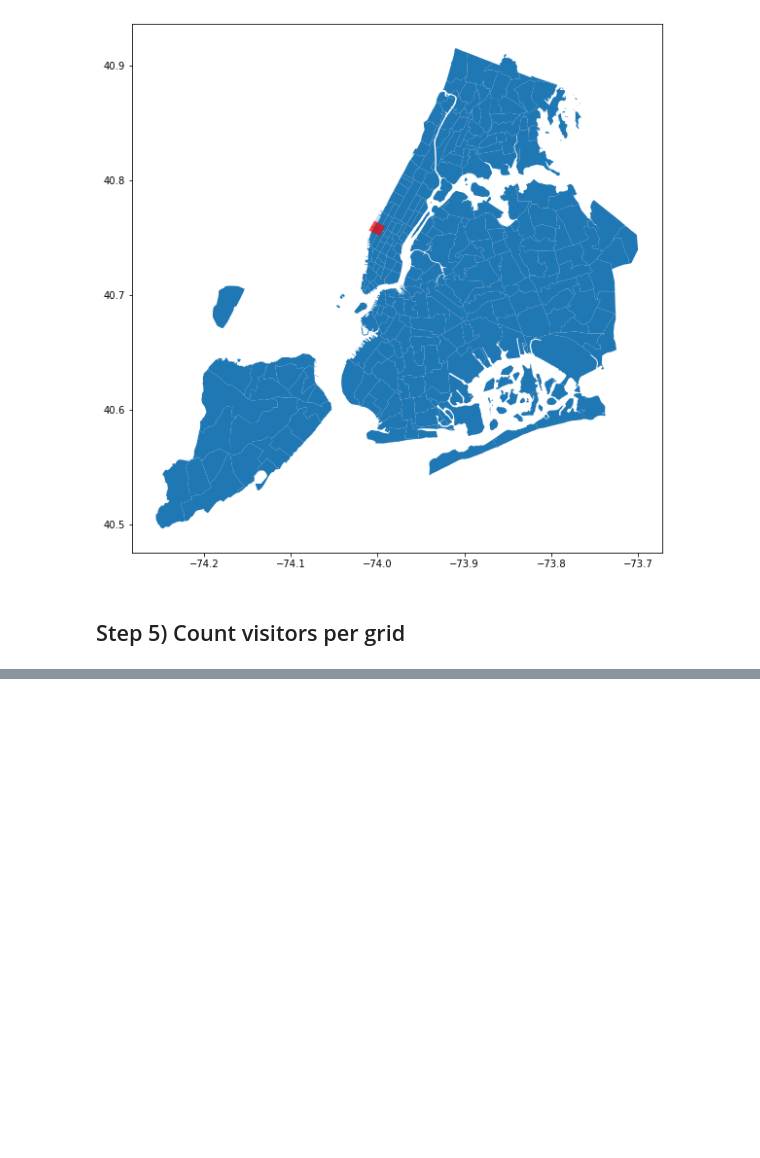
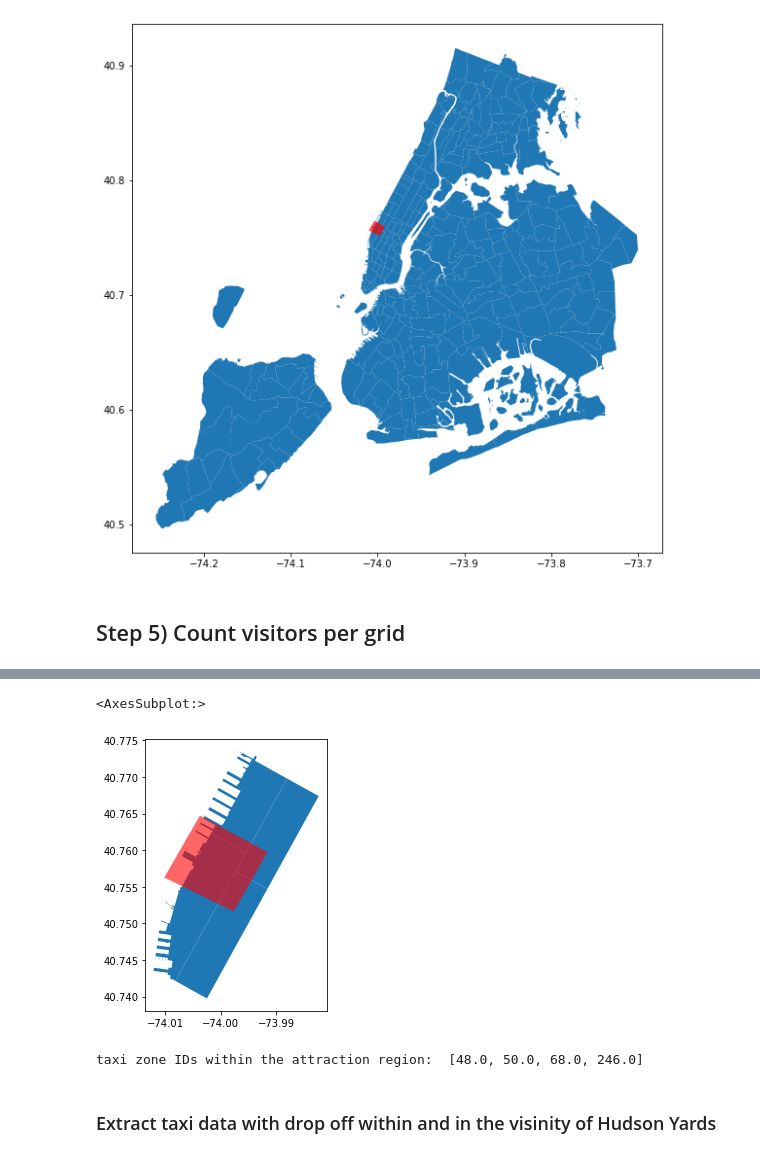
Before and after one commit to sev-90/art_of_engineering_course, a Jupyter notebook: main.ipynb, the cells around one changed output, grey strips where cells are left out. Cells and saved outputs as stored; diff of their text form; code cells hidden in the pictures; blank space fills up the shorter version.

```diff
--- a/main.ipynb
+++ b/main.ipynb
@@ -139,0 +154,3 @@ attraction_zone.plot(ax=ax, color='red', alpha = 0.4)
+# %%
+AttDO_zones = taxi_zones[taxi_zones.intersects(attraction_zone.loc[0,'geometry'])]
+AttDO_zones
@@ -139,0 +163,14 @@ attraction_zone.plot(ax=ax, color='red', alpha = 0.4)
+# %%
+fig, ax = plt.subplots(figsize = (5,5))
+AttDO_zones.plot(ax = ax)
+attraction_zone.plot(ax=ax, color='red', alpha = 0.6)
+# %% [output]
+<AxesSubplot:>
+[figure, added]
+# %%
+AttDO_zones_ids = AttDO_zones['objectid'].unique().tolist()
+print('taxi zone IDs within the attraction region: ', AttDO_zones_ids)
+# %% [output]
+taxi zone IDs within the attraction region:  [48.0, 50.0, 68.0, 246.0]
+# %% [markdown]
+### Extract taxi data with drop off within and in the visinity of Hudson Yards
```
Also changed, not shown: parts of 24 cells of this notebook, 5 other files.
